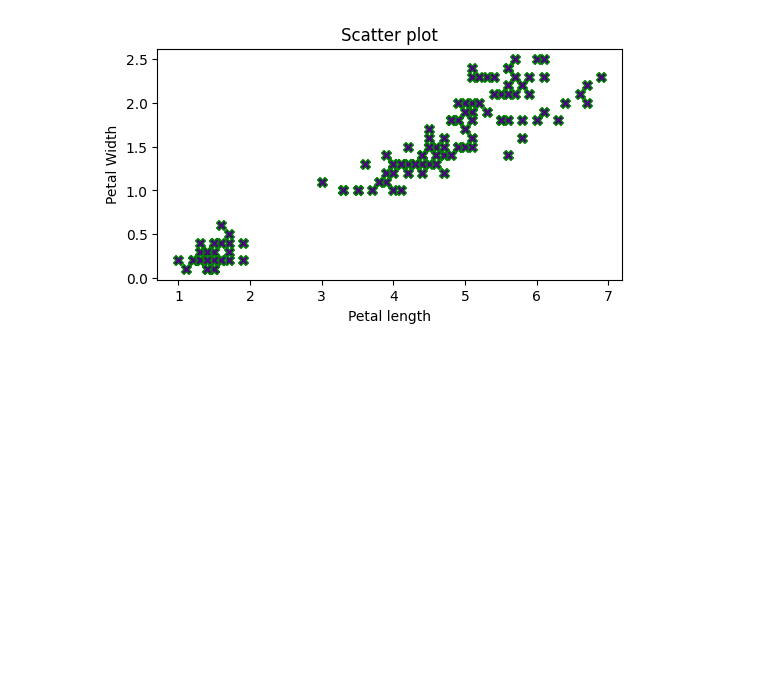
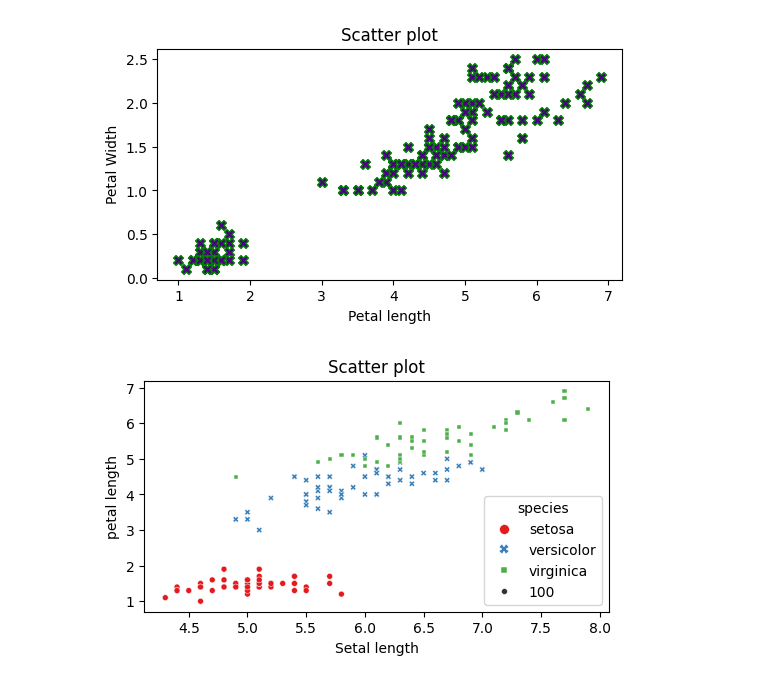
Before and after one commit to Md-Maruf-1727/LearningPractices, a Jupyter notebook: Vizualization/Vizualization1.ipynb, the cells around one changed output. Drawn from its saved outputs; the diff is of its cells as text; code cells hidden in the pictures; blank space fills up the shorter version.

```diff
--- a/Vizualization/Vizualization1.ipynb
+++ b/Vizualization/Vizualization1.ipynb
@@ -351,3 +351,23 @@ plt.title('Scatter plot')
 plt.show()
 # %% [output]
 [figure]
+# %%
+#scatter plot with seaborn
+plt.figure(figsize=(6,3))
+sns.scatterplot(data=mainiris_data,
+                x='sepal_length',
+                y='petal_length',
+                color= 'gray',
+                style='species',
+                hue='species',
+                size=100,
+                palette='Set1',
+                alpha=1,
+                s=50,
+                legend='auto')
+plt.xlabel('Setal length')
+plt.ylabel('petal length')
+plt.title('Scatter plot')
+plt.show()
+# %% [output]
+[figure, added]
```
Also changed, not shown: parts of 1 cell of this notebook, 1 other file.
